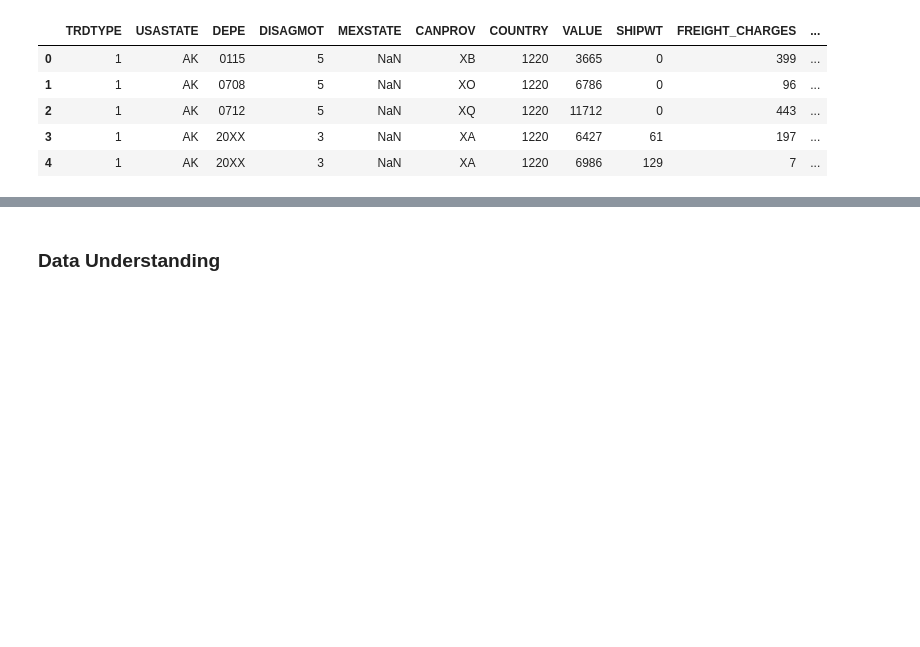
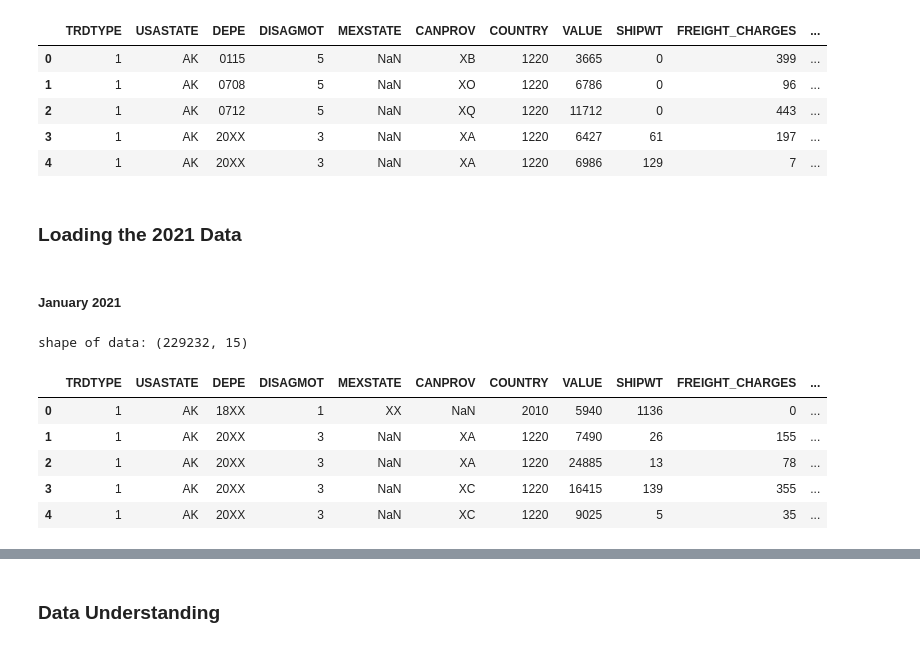
Before and after one commit to adubrightkwartengsnr/TransBorder-Freight-Data-Analysis, a Jupyter notebook: notebooks/transborder-freight-analysis.ipynb, the cells around one changed output, grey strips where cells are left out. Drawn from its saved outputs; the diff is of its cells as text; code cells hidden in the pictures; blank space fills up the shorter version.

```diff
--- a/notebooks/transborder-freight-analysis.ipynb
+++ b/notebooks/transborder-freight-analysis.ipynb
@@ -288,3 +288,25 @@ shape of data: (1131457, 15)
 | 2 | 1 | AK | 0712 | 5 | NaN | XQ | 1220 | 11712 | 0 | 443 | ... |
 | 3 | 1 | AK | 20XX | 3 | NaN | XA | 1220 | 6427 | 61 | 197 | ... |
 | 4 | 1 | AK | 20XX | 3 | NaN | XA | 1220 | 6986 | 129 | 7 | ... |
+# %% [markdown]
+### Loading the 2021 Data
+# %% [markdown]
+##### January 2021
+# %%
+dot1 = pd.read_csv("../data/2021/January 2021/dot1_0121.csv")
+dot1_ytd = pd.read_csv("../data/2021/January 2021/dot1_ytd_0121.csv")
+dot2 =  pd.read_csv("../data/2021/January 2021/dot2_0121.csv")
+dot2_ytd = pd.read_csv("../data/2021/January 2021/dot2_ytd_0121.csv")
+dot3 = pd.read_csv("../data/2021/January 2021/dot3_0121.csv")
+dot3_ytd = pd.read_csv("../data/2021/January 2021/dot3_ytd_0121.csv")
+jan_2021 = pd.concat([dot1,dot1_ytd,dot2,dot2_ytd,dot3,dot3_ytd],axis=0)
+print(f"shape of data: {jan_2021.shape}")
+jan_2021.head()
+# %% [output]
+shape of data: (229232, 15)
+|  | TRDTYPE | USASTATE | DEPE | DISAGMOT | MEXSTATE | CANPROV | COUNTRY | VALUE | SHIPWT | FREIGHT_CHARGES | ... |
+| 0 | 1 | AK | 18XX | 1 | XX | NaN | 2010 | 5940 | 1136 | 0 | ... |
+| 1 | 1 | AK | 20XX | 3 | NaN | XA | 1220 | 7490 | 26 | 155 | ... |
+| 2 | 1 | AK | 20XX | 3 | NaN | XA | 1220 | 24885 | 13 | 78 | ... |
+| 3 | 1 | AK | 20XX | 3 | NaN | XC | 1220 | 16415 | 139 | 355 | ... |
+| 4 | 1 | AK | 20XX | 3 | NaN | XC | 1220 | 9025 | 5 | 35 | ... |
```
Also changed, not shown: parts of 22 cells of this notebook, 12 other files.
